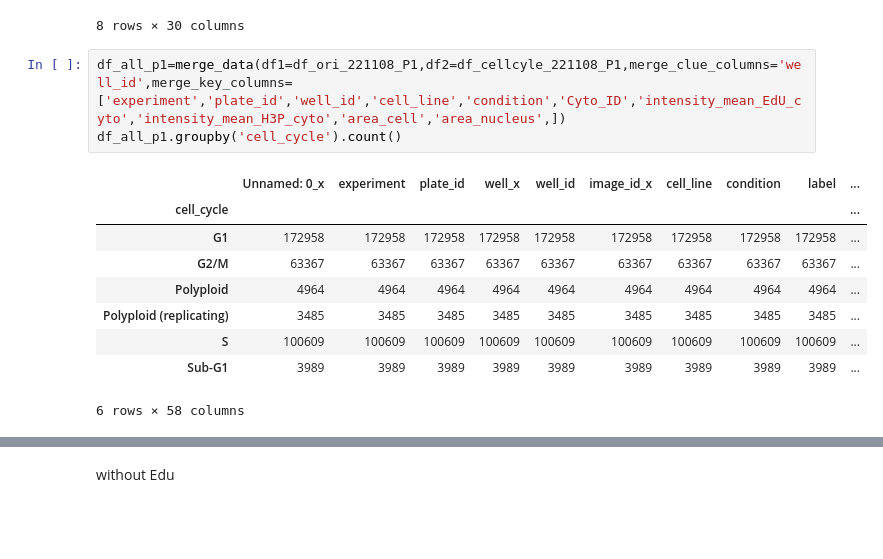
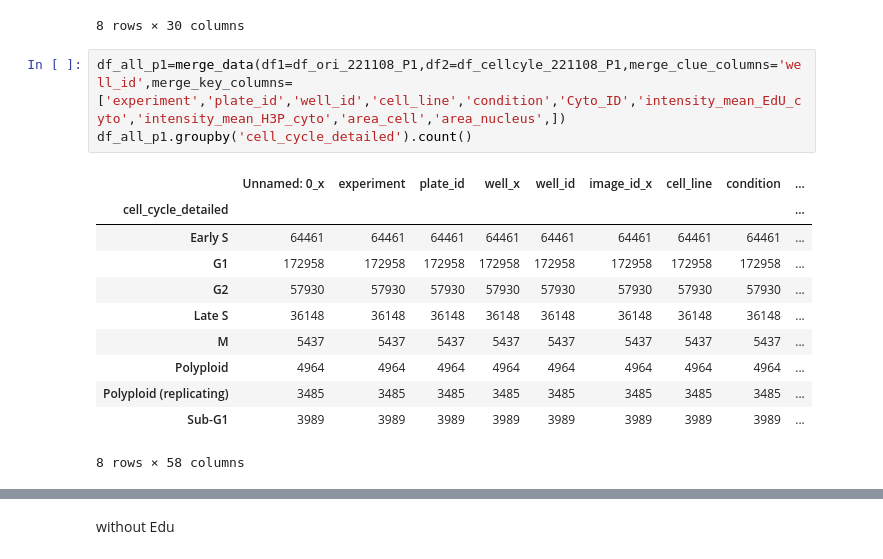
Before and after one commit to HocheggerLab/Omero_Screen, a Jupyter notebook: cellcycle_analysis_files/mitotic-calssifcation_03_Feb.ipynb, the cells around one changed output, grey strips where cells are left out. Drawn from its saved outputs; the diff is of its cells as text; blank space fills up the shorter version.

```diff
--- a/cellcycle_analysis_files/mitotic-calssifcation_03_Feb.ipynb
+++ b/cellcycle_analysis_files/mitotic-calssifcation_03_Feb.ipynb
@@ -127,14 +127,16 @@ df_cellcyle_221108_P1.groupby('cell_cycle_detailed').count()
 8 rows × 30 columns
 # %%
 df_all_p1=merge_data(df1=df_ori_221108_P1,df2=df_cellcyle_221108_P1,merge_clue_columns='well_id',merge_key_columns=['experiment','plate_id','well_id','cell_line','condition','Cyto_ID','intensity_mean_EdU_cyto','intensity_mean_H3P_cyto','area_cell','area_nucleus',])
-df_all_p1.groupby('cell_cycle').count()
+df_all_p1.groupby('cell_cycle_detailed').count()
 # %% [output]
-|  | Unnamed: 0_x | experiment | plate_id | well_x | well_id | image_id_x | cell_line | condition | label | ... |
-| cell_cycle |  |  |  |  |  |  |  |  |  | ... |
-| G1 | 172958 | 172958 | 172958 | 172958 | 172958 | 172958 | 172958 | 172958 | 172958 | ... |
-| G2/M | 63367 | 63367 | 63367 | 63367 | 63367 | 63367 | 63367 | 63367 | 63367 | ... |
-| Polyploid | 4964 | 4964 | 4964 | 4964 | 4964 | 4964 | 4964 | 4964 | 4964 | ... |
-| Polyploid (replicating) | 3485 | 3485 | 3485 | 3485 | 3485 | 3485 | 3485 | 3485 | 3485 | ... |
-| S | 100609 | 100609 | 100609 | 100609 | 100609 | 100609 | 100609 | 100609 | 100609 | ... |
-| Sub-G1 | 3989 | 3989 | 3989 | 3989 | 3989 | 3989 | 3989 | 3989 | 3989 | ... |
+|  | Unnamed: 0_x | experiment | plate_id | well_x | well_id | image_id_x | cell_line | condition | ... |
+| cell_cycle_detailed |  |  |  |  |  |  |  |  | ... |
+| Early S | 64461 | 64461 | 64461 | 64461 | 64461 | 64461 | 64461 | 64461 | ... |
+| G1 | 172958 | 172958 | 172958 | 172958 | 172958 | 172958 | 172958 | 172958 | ... |
+| G2 | 57930 | 57930 | 57930 | 57930 | 57930 | 57930 | 57930 | 57930 | ... |
+| Late S | 36148 | 36148 | 36148 | 36148 | 36148 | 36148 | 36148 | 36148 | ... |
+| M | 5437 | 5437 | 5437 | 5437 | 5437 | 5437 | 5437 | 5437 | ... |
+| Polyploid | 4964 | 4964 | 4964 | 4964 | 4964 | 4964 | 4964 | 4964 | ... |
+| Polyploid (replicating) | 3485 | 3485 | 3485 | 3485 | 3485 | 3485 | 3485 | 3485 | ... |
+| Sub-G1 | 3989 | 3989 | 3989 | 3989 | 3989 | 3989 | 3989 | 3989 | ... |
-6 rows × 58 columns
+8 rows × 58 columns
```
Also changed, not shown: parts of 13 cells of this notebook.
